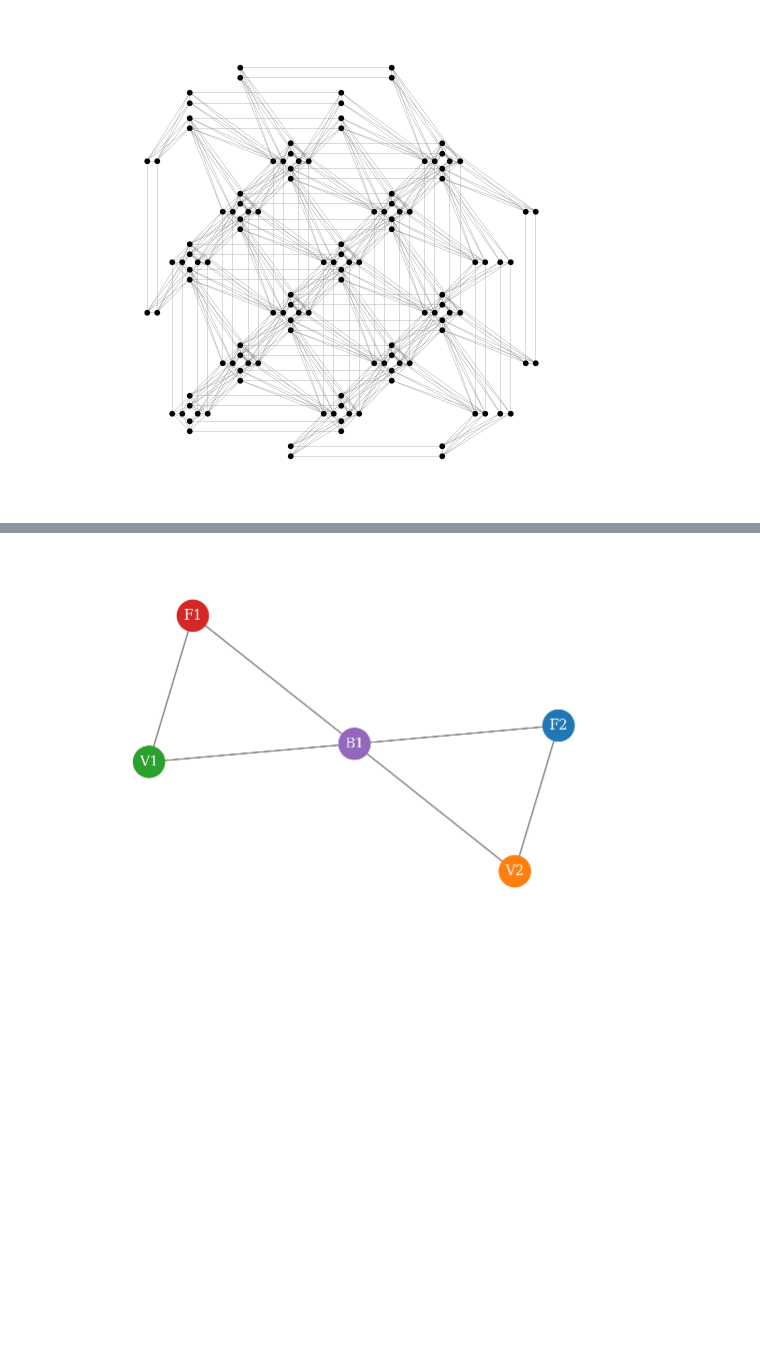
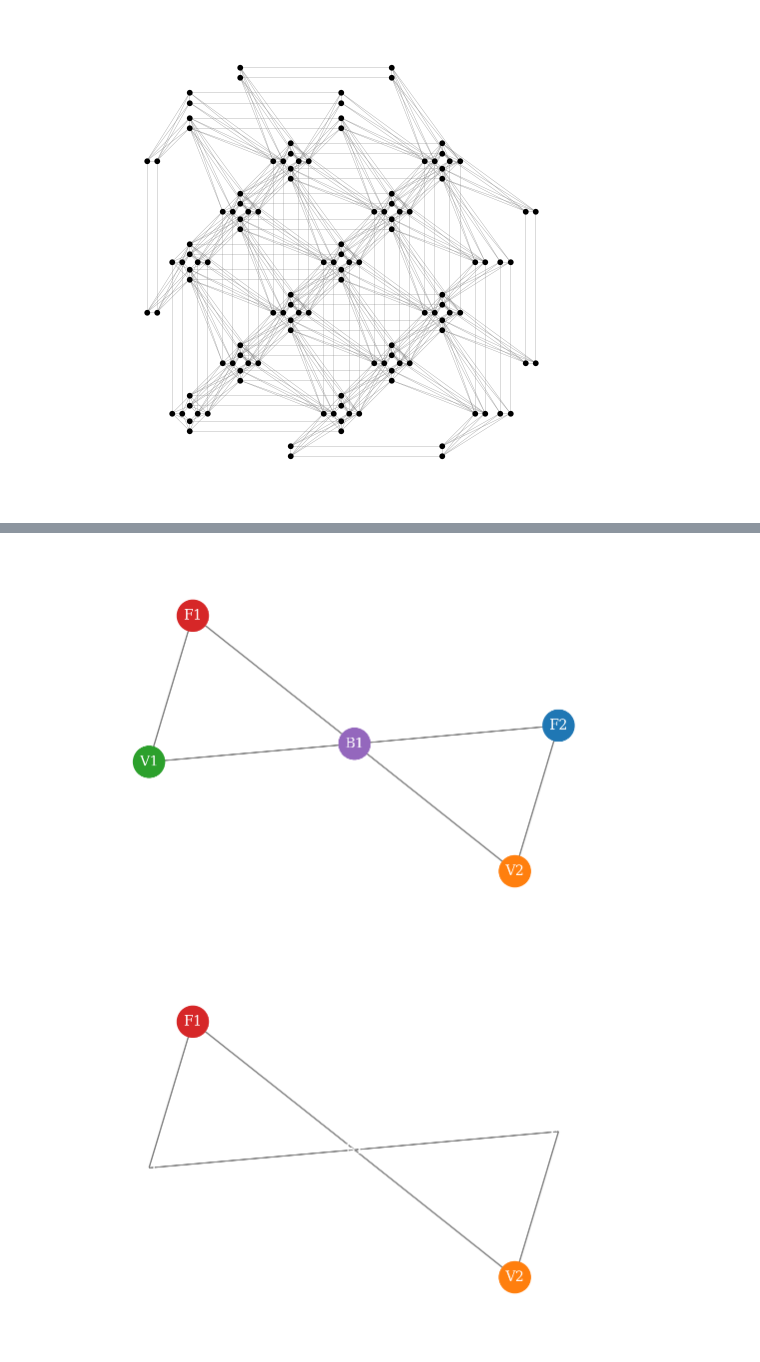
Before and after one commit to KirbyZX/PHYS4213, a Jupyter notebook: Notebooks/Figures.ipynb, the cells around one changed output, grey strips where cells are left out. Drawn from its saved outputs; the diff is of its cells as text; code cells hidden in the pictures; blank space fills up the shorter version.

```diff
--- a/Notebooks/Figures.ipynb
+++ b/Notebooks/Figures.ipynb
@@ -63,17 +62,26 @@ WindowsPath('c:/Users/Lucas/OneDrive - Durham University/PHYS4213/Figures/toy-1.
 # %%
 # Toy example graph
 
 edges = [("F1","V1"), ("V1","B1"), ("F1","B1"), ("F2","V2"), ("V2","B1"), ("F2","B1")]
 
 F = nx.Graph()
 F.add_edges_from(edges)
 
 colours = [f1, v1, b1, f2, v2]
 
 pos = nx.spring_layout(F, seed=1)
+plt.figure(0)
 nx.draw_networkx(F, pos=pos, edge_color="grey", width=1, font_size=10, font_family="serif", font_color="white", node_size=500, node_color=colours, hide_ticks=True)
 plt.gca().set_aspect("equal", "datalim")
 plt.axis("off")
 #plt.savefig("..\Figures\\toy_graph.pdf", pad_inches=0, bbox_inches="tight")
+
+plt.figure(1)
+selected = ["F1", "V2"]
+nx.draw_networkx(F, pos=pos, nodelist=selected, edge_color="grey", width=1, font_size=10, font_family="serif", font_color="white", node_size=500, node_color=[f1,v2], hide_ticks=True)
+plt.gca().set_aspect("equal", "datalim")
+plt.axis("off")
+plt.savefig("..\Figures\\toy_solution.pdf", pad_inches=0, bbox_inches="tight")
 # %% [output]
 [figure]
+[figure, added]
```
Also changed, not shown: parts of 1 cell of this notebook, 3 other files.
